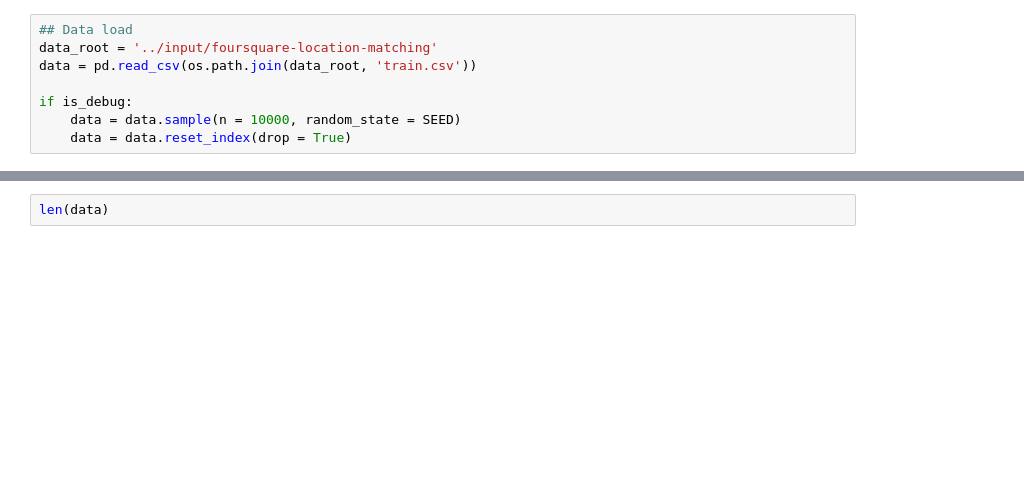
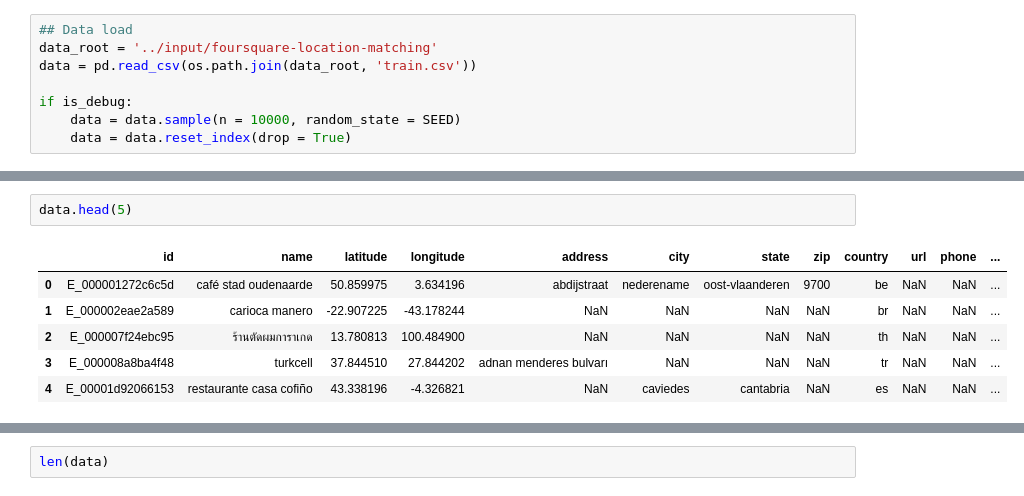
Before and after one commit to aruaru0/Foursquare-Location-Matching, a Jupyter notebook: IOU検討.ipynb, the cells around one changed output, grey strips where cells are left out. Cells and saved outputs as stored; diff of their text form; blank space fills up the shorter version.

```diff
--- a/IOU検討.ipynb
+++ b/IOU検討.ipynb
@@ -450,2 +573,11 @@ data[data["country"] == "JP"].head(2)
+# %%
+data.head(5)
+# %% [output]
+|  | id | name | latitude | longitude | address | city | state | zip | country | url | phone | ... |
+| 0 | E_000001272c6c5d | café stad oudenaarde | 50.859975 | 3.634196 | abdijstraat | nederename | oost-vlaanderen | 9700 | be | NaN | NaN | ... |
+| 1 | E_000002eae2a589 | carioca manero | -22.907225 | -43.178244 | NaN | NaN | NaN | NaN | br | NaN | NaN | ... |
+| 2 | E_000007f24ebc95 | ร้านตัดผมการาเกด | 13.780813 | 100.484900 | NaN | NaN | NaN | NaN | th | NaN | NaN | ... |
+| 3 | E_000008a8ba4f48 | turkcell | 37.844510 | 27.844202 | adnan menderes bulvarı | NaN | NaN | NaN | tr | NaN | NaN | ... |
+| 4 | E_00001d92066153 | restaurante casa cofiño | 43.338196 | -4.326821 | NaN | caviedes | cantabria | NaN | es | NaN | NaN | ... |
 # %%
 ## Data split
```
Also changed, not shown: parts of 34 cells of this notebook.
